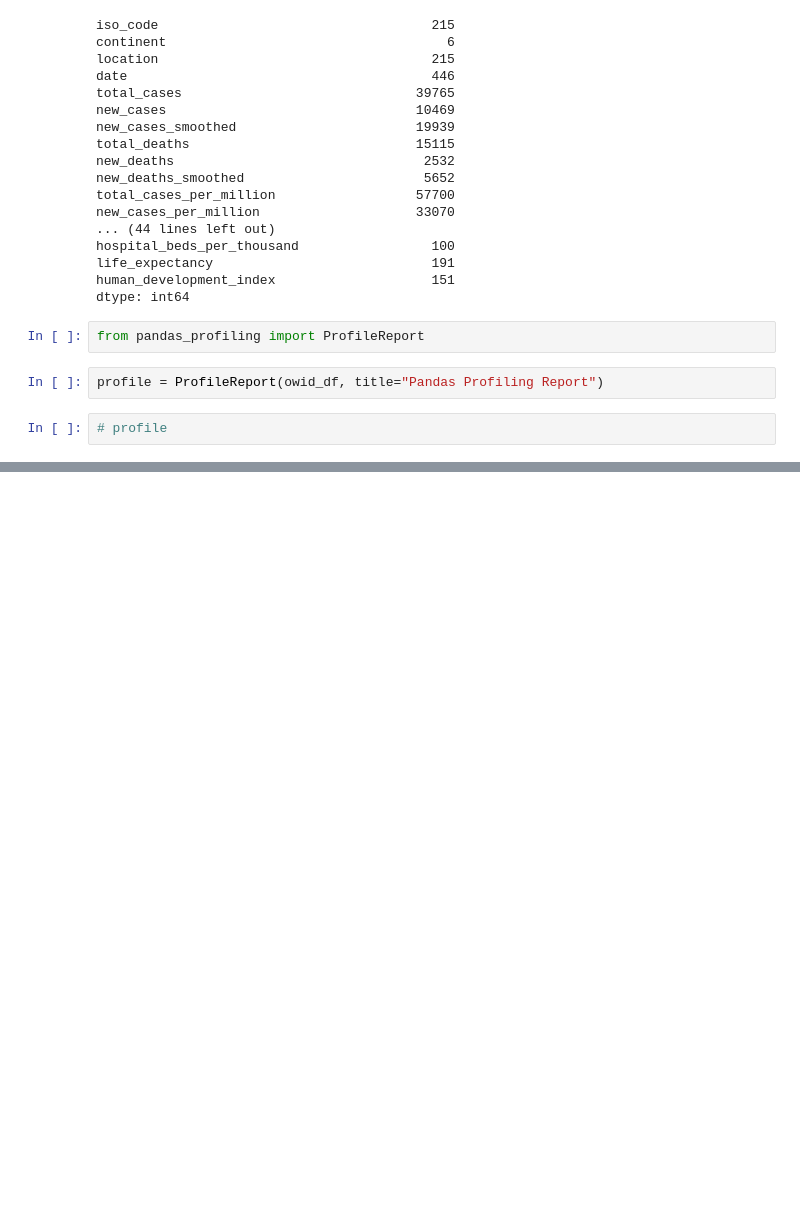
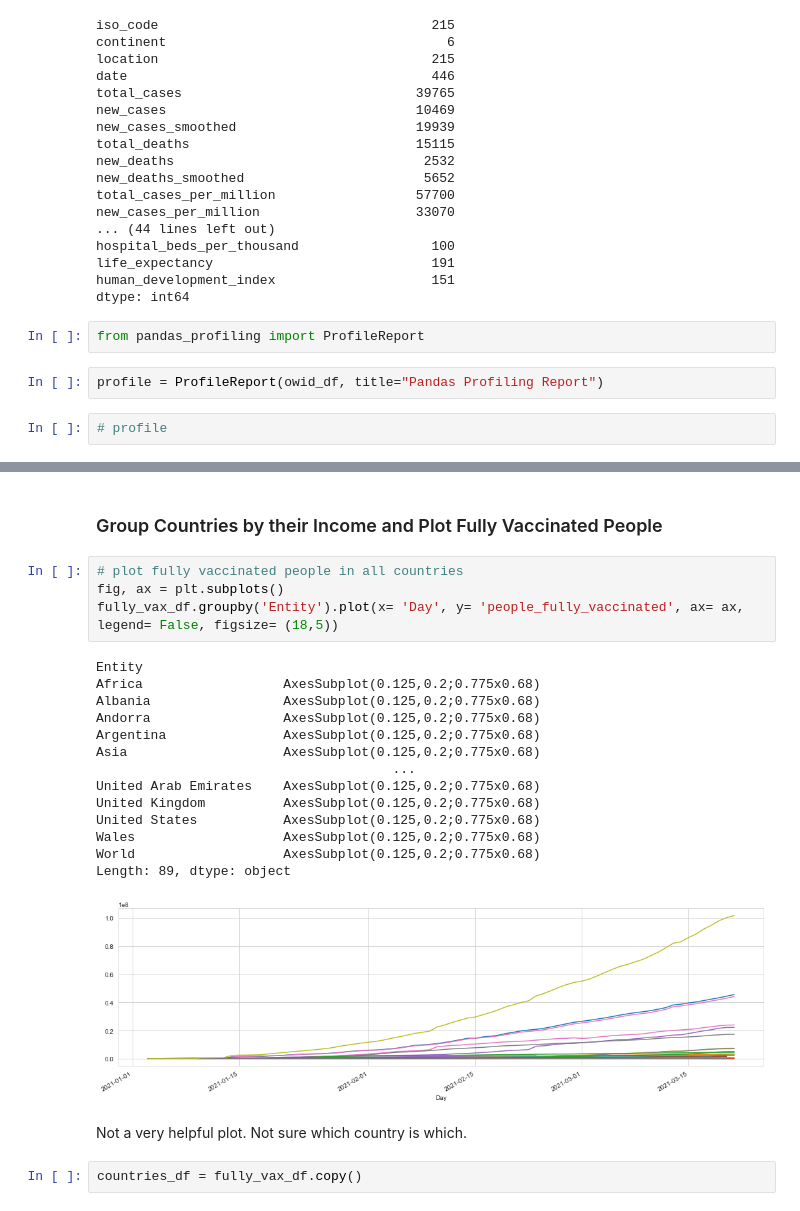
Before and after one commit to cassnutt/worldwide_covid19_vaccines, a Jupyter notebook: 1. EDA.ipynb, the cells around one changed output, grey strips where cells are left out. Saved outputs shown, nothing was run; the diff lists cells and outputs as text; blank space fills up the shorter version.

```diff
--- a/1. EDA.ipynb
+++ b/1. EDA.ipynb
@@ -143,0 +218,25 @@ Turn date into datetime, set as index, and do timeseries modeling
+# %% [markdown]
+### Group Countries by their Income and Plot Fully Vaccinated People
+# %%
+# plot fully vaccinated people in all countries
+fig, ax = plt.subplots()
+fully_vax_df.groupby('Entity').plot(x= 'Day', y= 'people_fully_vaccinated', ax= ax, legend= False, figsize= (18,5))
+# %% [output]
+Entity
+Africa                  AxesSubplot(0.125,0.2;0.775x0.68)
+Albania                 AxesSubplot(0.125,0.2;0.775x0.68)
+Andorra                 AxesSubplot(0.125,0.2;0.775x0.68)
+Argentina               AxesSubplot(0.125,0.2;0.775x0.68)
+Asia                    AxesSubplot(0.125,0.2;0.775x0.68)
+                                      ...
+United Arab Emirates    AxesSubplot(0.125,0.2;0.775x0.68)
+United Kingdom          AxesSubplot(0.125,0.2;0.775x0.68)
+United States           AxesSubplot(0.125,0.2;0.775x0.68)
+Wales                   AxesSubplot(0.125,0.2;0.775x0.68)
+World                   AxesSubplot(0.125,0.2;0.775x0.68)
+Length: 89, dtype: object
+[figure, added]
+# %% [markdown]
+Not a very helpful plot. Not sure which country is which.
+# %%
+countries_df = fully_vax_df.copy()
```
Also changed, not shown: parts of 51 cells of this notebook.
